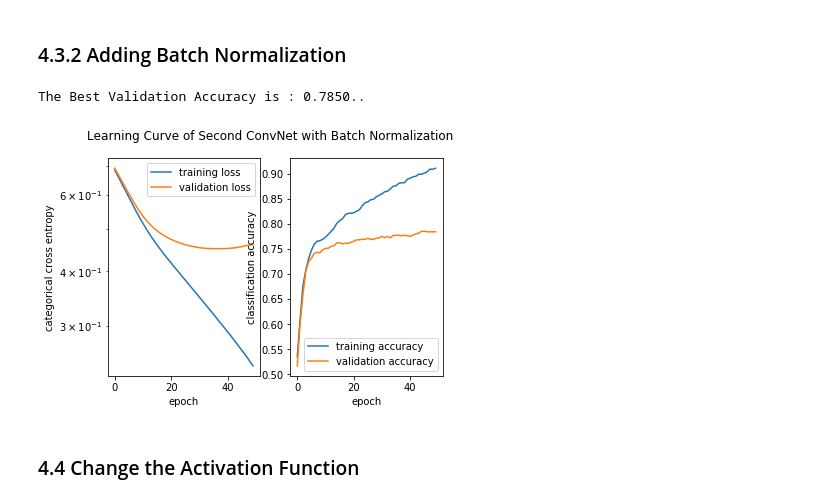
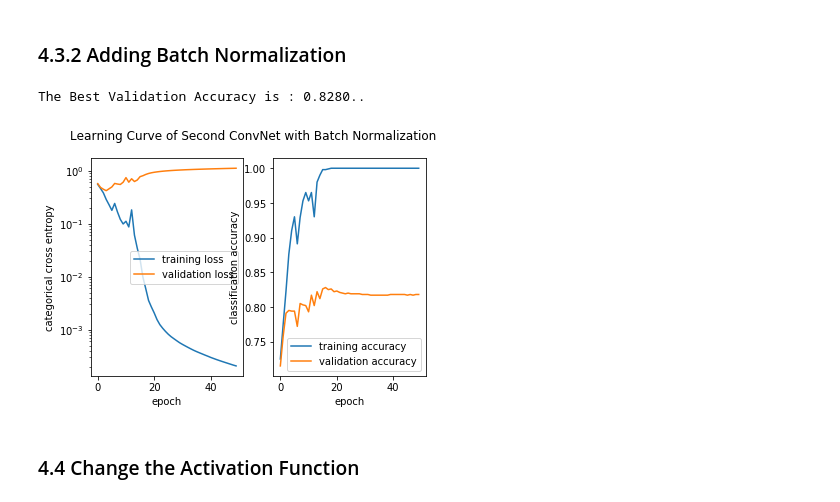
Before and after one commit to zx-joe/EPFL-Deep-Learning, a Jupyter notebook: project_1/Analysis.ipynb, the cells around one changed output. Cells and saved outputs as stored; diff of their text form; code cells hidden in the pictures.

```diff
--- a/project_1/Analysis.ipynb
+++ b/project_1/Analysis.ipynb
@@ -131,16 +131,16 @@ def plot_different_histories(train_loss_list_1,train_accuracy_list_1, test_loss_
         ax2.set_xlabel('epoch')
         ax2.legend()
 # %%
-def train_model(model , optim='sgd',
+def train_model(model , optim='SGD',
                 train_input=train_input, train_target=train_target,
                 test_input=test_input, test_target=test_target,
                 epochs=50, batch_size=100, learning_rate=1e-3, momentum=0,
                  if_print=False):
     criterion = nn.CrossEntropyLoss()
-    if optim=='sgd':
+    if optim=='SGD':
         optimizer = torch.optim.SGD(model.parameters(),lr=learning_rate,momentum=momentum)
-    elif optim=='adm':
-        optimizer = torch.optim.ADAM(model.parameters(),lr=learning_rate)
+    elif optim=='Adam':
+        optimizer = torch.optim.Adam(model.parameters(),lr=learning_rate)
     train_loss_list=train_accuracy_list=[]
     valid_loss_list=valid_accuracy_list=[]
     test_loss_list=test_accuracy_list=[]
@@ -360,6 +371,9 @@ class ConvNet_2(nn.Module):
         if self.bn:
             x=self.bn8(x)
 
+        if self.dropout>0:
+            x = F.dropout(x, p=self.dropout,training=self.training)
+
         x=self.conv2(x)
         if self.activation=='sigmoid':
             x=F.sigmoid(x)
@@ -368,7 +382,8 @@ class ConvNet_2(nn.Module):
         if self.bn:
             x=self.bn16(x)
 
-        x = F.dropout(x, p=self.dropout,training=self.training)
+        if self.dropout>0:
+            x = F.dropout(x, p=self.dropout,training=self.training)
 
         x=F.max_pool2d(x, kernel_size=2, stride=2)
 
@@ -472,13 +504,13 @@ np.save('save/test_accuracy_cnn2_dp.npy',np.array(test_accuracy_cnn2_dp ))
 # %%
 model_cnn2_bn=ConvNet_2(bn=True)
 model_cnn2_bn.apply(weights_init)
 model_cnn2_bn,train_loss_cnn2_bn,train_accuracy_cnn2_bn, test_loss_cnn2_bn,test_accuracy_cnn2_bn=\
-           train_model(model_cnn2_bn,if_print=False, learning_rate=0.01)
+           train_model(model_cnn2_bn,if_print=False, optim='Adam', learning_rate=0.01)
 evaluate_result(train_loss_cnn2_bn,train_accuracy_cnn2_bn, test_loss_cnn2_bn,test_accuracy_cnn2_bn, \
                 'Learning Curve of Second ConvNet with Batch Normalization')
 # %% [output]
-The Best Validation Accuracy is : 0.7850..
+The Best Validation Accuracy is : 0.8280..
-[figure, old version]
+[figure, new version]
 # %%
 import numpy as np
 np.save('save/train_loss_cnn2_bn.npy',np.array(train_loss_cnn2_bn ))
```
Also changed, not shown: parts of 29 cells of this notebook, 25 other files.
